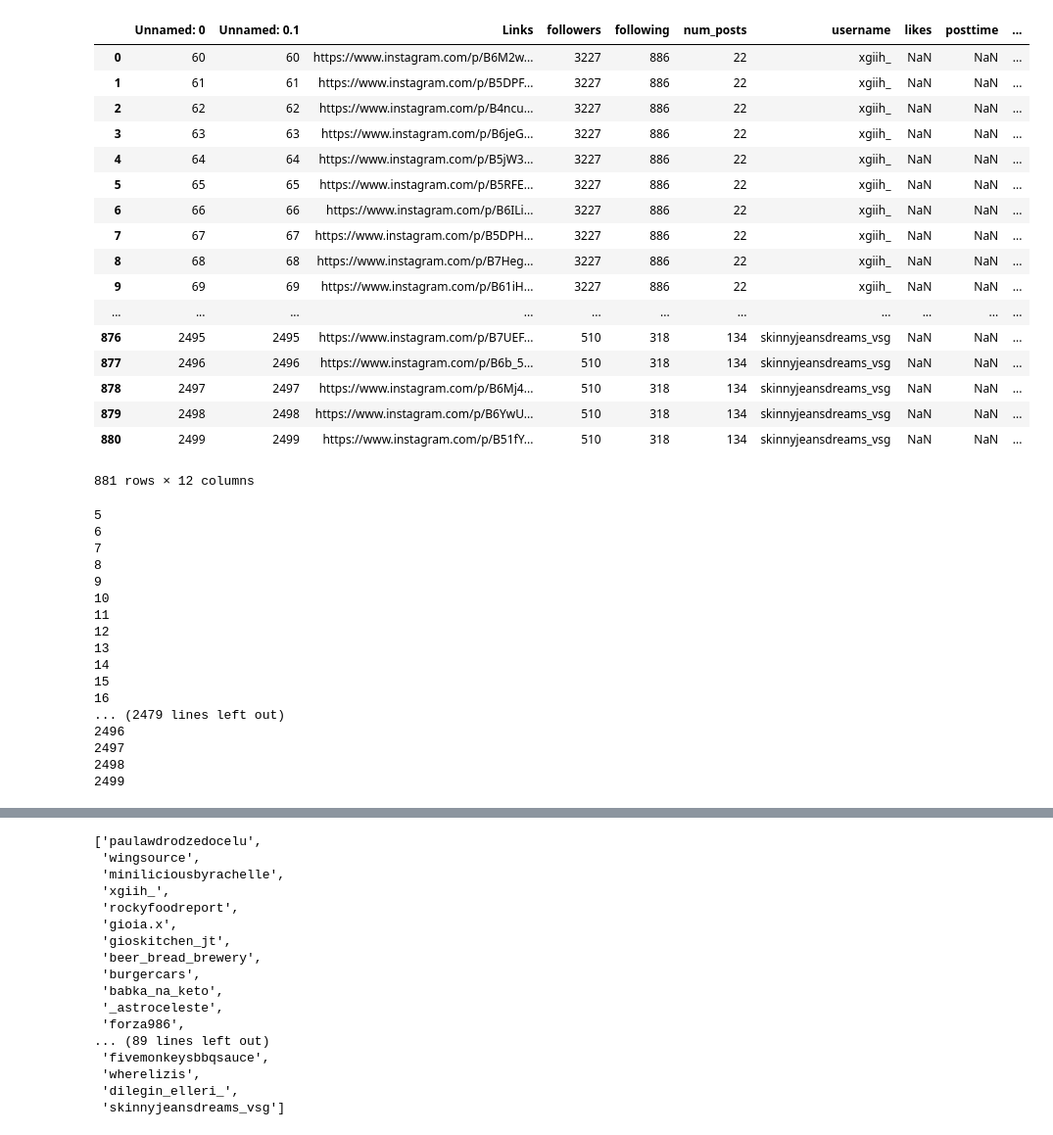
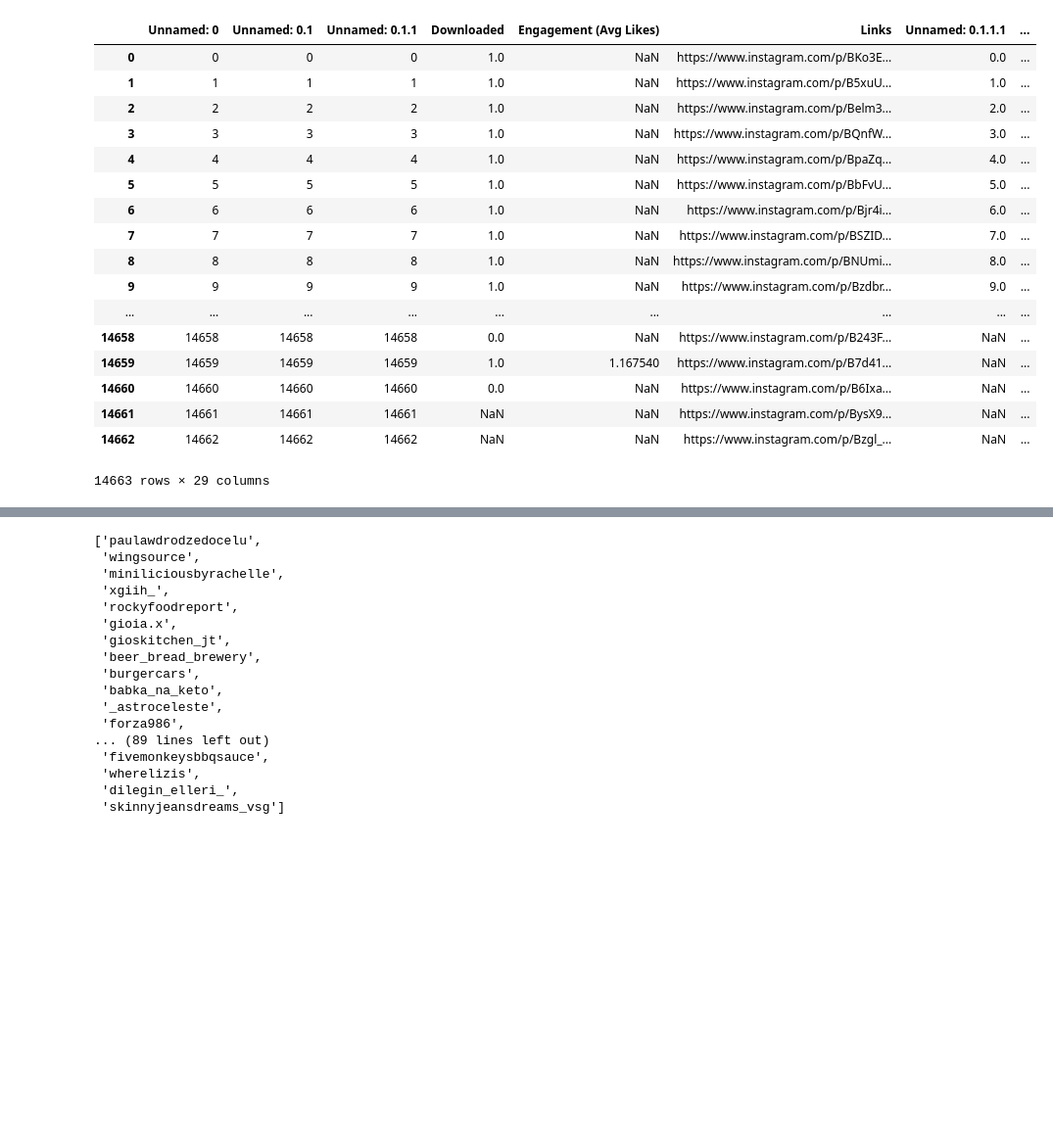
Before and after one commit to wdlcameron/DeepEngage, a Jupyter notebook: notebooks/IGBotSelenium-Insight.ipynb, the cells around one changed output, grey strips where cells are left out. Shown at 98% size. Cells and saved outputs as stored; diff of their text form; code cells hidden in the pictures; blank space fills up the shorter version.

```diff
--- a/notebooks/IGBotSelenium-Insight.ipynb
+++ b/notebooks/IGBotSelenium-Insight.ipynb
@@ -412,2 +751,2 @@ user_df = IB.posts_from_list_of_users(user_list)
 # %%
-user_df = IB.load_dataframe('user_output.csv')
+IB.download_missing(IB.load_dataframe('temp_output - Copy (11).csv'))
@@ -439,42 +808,23 @@ df2 = pd.read_csv('temp_output - Copy (2).csv')
-# %%
-pd.merge(df1, df2)
-# %% [output]
-|  | Unnamed: 0 | Unnamed: 0.1 | Links | followers | following | num_posts | username | likes | posttime | ... |
-| 0 | 60 | 60 | https://www.instagram.com/p/B6M2w... | 3227 | 886 | 22 | xgiih_ | NaN | NaN | ... |
-| 1 | 61 | 61 | https://www.instagram.com/p/B5DPF... | 3227 | 886 | 22 | xgiih_ | NaN | NaN | ... |
-| 2 | 62 | 62 | https://www.instagram.com/p/B4ncu... | 3227 | 886 | 22 | xgiih_ | NaN | NaN | ... |
-| 3 | 63 | 63 | https://www.instagram.com/p/B6jeG... | 3227 | 886 | 22 | xgiih_ | NaN | NaN | ... |
-| 4 | 64 | 64 | https://www.instagram.com/p/B5jW3... | 3227 | 886 | 22 | xgiih_ | NaN | NaN | ... |
-| 5 | 65 | 65 | https://www.instagram.com/p/B5RFE... | 3227 | 886 | 22 | xgiih_ | NaN | NaN | ... |
-| 6 | 66 | 66 | https://www.instagram.com/p/B6ILi... | 3227 | 886 | 22 | xgiih_ | NaN | NaN | ... |
-| 7 | 67 | 67 | https://www.instagram.com/p/B5DPH... | 3227 | 886 | 22 | xgiih_ | NaN | NaN | ... |
-| 8 | 68 | 68 | https://www.instagram.com/p/B7Heg... | 3227 | 886 | 22 | xgiih_ | NaN | NaN | ... |
-| 9 | 69 | 69 | https://www.instagram.com/p/B61iH... | 3227 | 886 | 22 | xgiih_ | NaN | NaN | ... |
-| ... | ... | ... | ... | ... | ... | ... | ... | ... | ... | ... |
-| 876 | 2495 | 2495 | https://www.instagram.com/p/B7UEF... | 510 | 318 | 134 | skinnyjeansdreams_vsg | NaN | NaN | ... |
-| 877 | 2496 | 2496 | https://www.instagram.com/p/B6b_5... | 510 | 318 | 134 | skinnyjeansdreams_vsg | NaN | NaN | ... |
-| 878 | 2497 | 2497 | https://www.instagram.com/p/B6Mj4... | 510 | 318 | 134 | skinnyjeansdreams_vsg | NaN | NaN | ... |
-| 879 | 2498 | 2498 | https://www.instagram.com/p/B6YwU... | 510 | 318 | 134 | skinnyjeansdreams_vsg | NaN | NaN | ... |
-| 880 | 2499 | 2499 | https://www.instagram.com/p/B51fY... | 510 | 318 | 134 | skinnyjeansdreams_vsg | NaN | NaN | ... |
-881 rows × 12 columns
-# %%
-for index, row in user_df.loc[5:, :].iterrows():
-    print(index)
-# %% [output]
-5
-6
-7
-8
-9
-10
-11
-12
-13
-14
-15
-16
-... (2479 lines left out)
-2496
-2497
-2498
-2499
+# %%
+ndf= IB.load_dataframe('Final Output Jan 21.csv')
+# %%
+parse_datetimes(ndf)
+# %% [output]
+|  | Unnamed: 0 | Unnamed: 0.1 | Unnamed: 0.1.1 | Downloaded | Engagement (Avg Likes) | Links | Unnamed: 0.1.1.1 | ... |
+| 0 | 0 | 0 | 0 | 1.0 | NaN | https://www.instagram.com/p/BKo3E... | 0.0 | ... |
+| 1 | 1 | 1 | 1 | 1.0 | NaN | https://www.instagram.com/p/B5xuU... | 1.0 | ... |
+| 2 | 2 | 2 | 2 | 1.0 | NaN | https://www.instagram.com/p/Belm3... | 2.0 | ... |
+| 3 | 3 | 3 | 3 | 1.0 | NaN | https://www.instagram.com/p/BQnfW... | 3.0 | ... |
+| 4 | 4 | 4 | 4 | 1.0 | NaN | https://www.instagram.com/p/BpaZq... | 4.0 | ... |
+| 5 | 5 | 5 | 5 | 1.0 | NaN | https://www.instagram.com/p/BbFvU... | 5.0 | ... |
+| 6 | 6 | 6 | 6 | 1.0 | NaN | https://www.instagram.com/p/Bjr4i... | 6.0 | ... |
+| 7 | 7 | 7 | 7 | 1.0 | NaN | https://www.instagram.com/p/BSZID... | 7.0 | ... |
+| 8 | 8 | 8 | 8 | 1.0 | NaN | https://www.instagram.com/p/BNUmi... | 8.0 | ... |
+| 9 | 9 | 9 | 9 | 1.0 | NaN | https://www.instagram.com/p/Bzdbr... | 9.0 | ... |
+| ... | ... | ... | ... | ... | ... | ... | ... | ... |
+| 14658 | 14658 | 14658 | 14658 | 0.0 | NaN | https://www.instagram.com/p/B243F... | NaN | ... |
+| 14659 | 14659 | 14659 | 14659 | 1.0 | 1.167540 | https://www.instagram.com/p/B7d41... | NaN | ... |
+| 14660 | 14660 | 14660 | 14660 | 0.0 | NaN | https://www.instagram.com/p/B6Ixa... | NaN | ... |
+| 14661 | 14661 | 14661 | 14661 | NaN | NaN | https://www.instagram.com/p/BysX9... | NaN | ... |
+| 14662 | 14662 | 14662 | 14662 | NaN | NaN | https://www.instagram.com/p/Bzgl_... | NaN | ... |
+14663 rows × 29 columns
```
Also changed, not shown: parts of 95 cells of this notebook, 2 other files.
